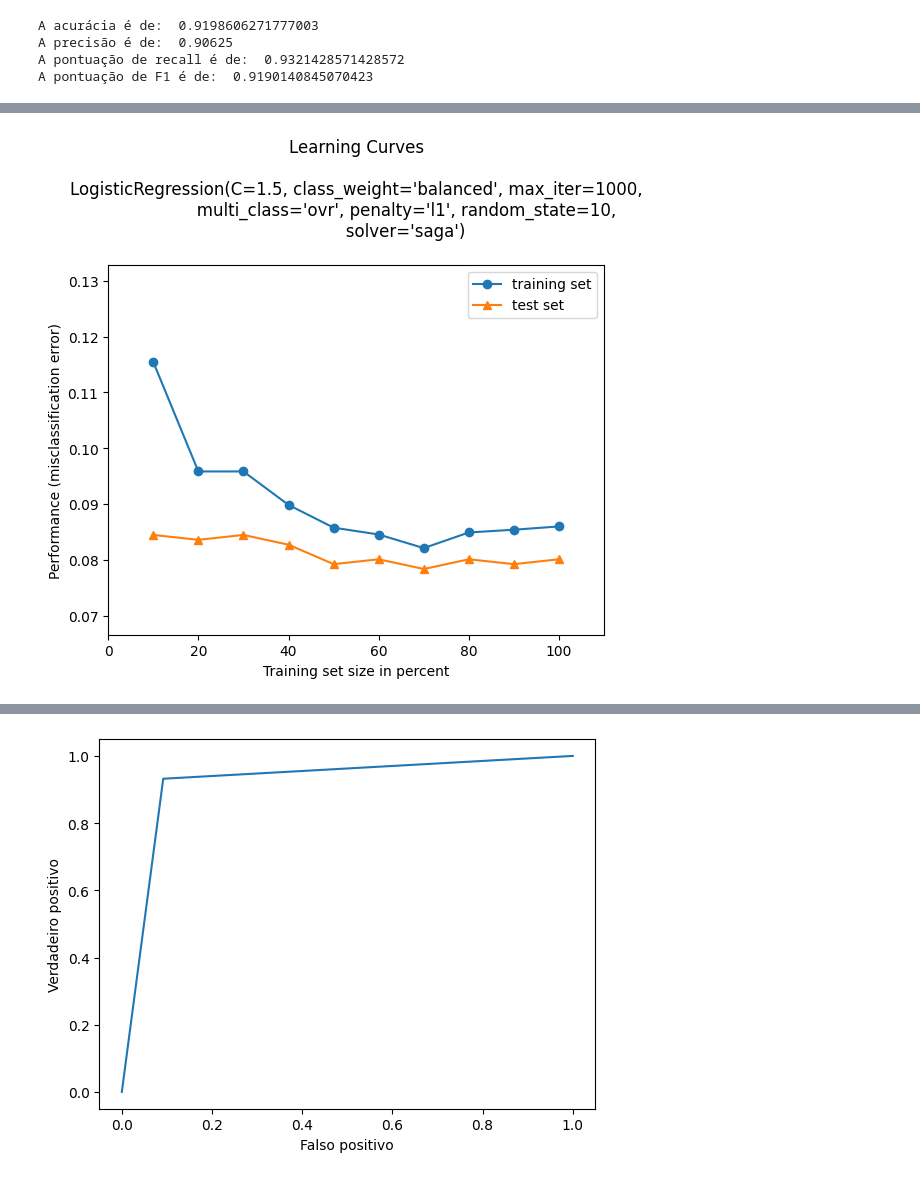
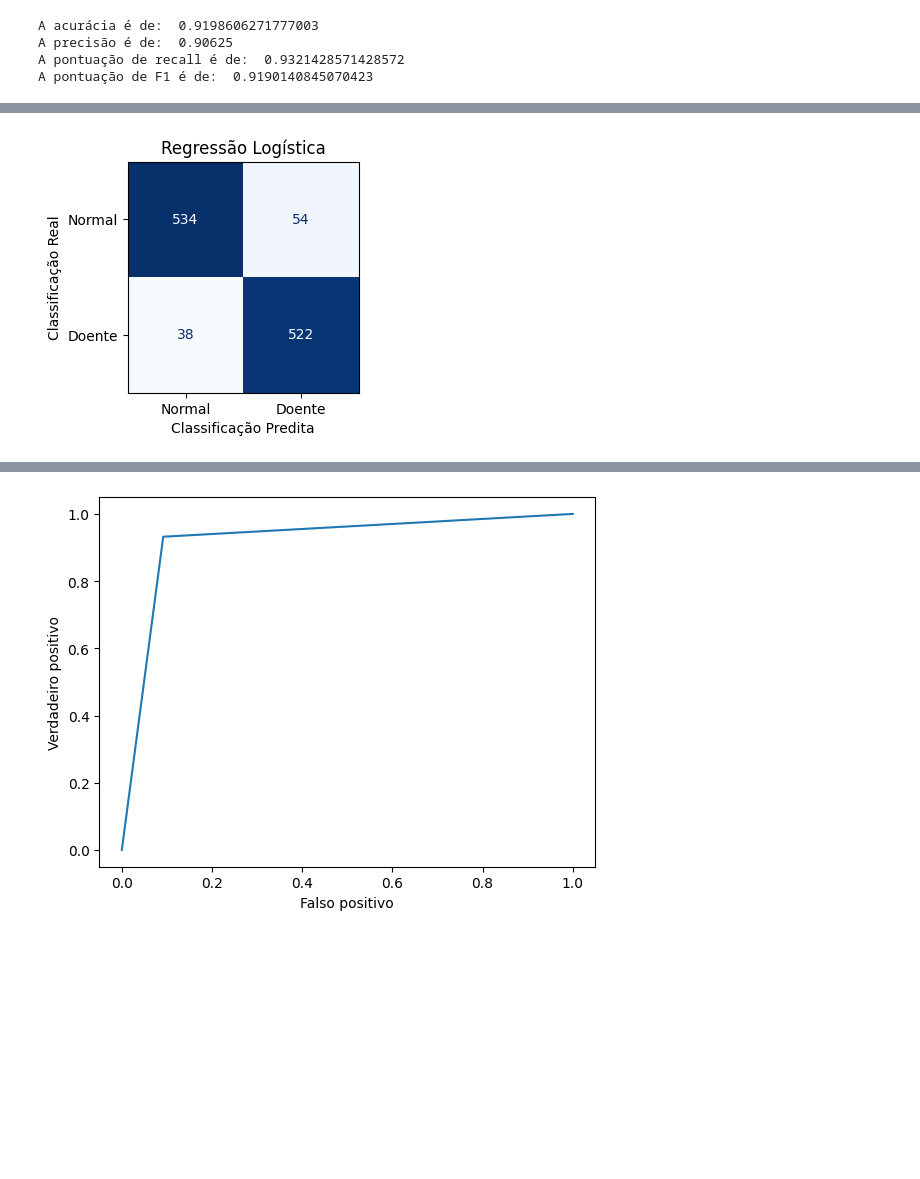
Before and after one commit to cilab-ufersa/euthyroid_sick_syndrome, a Jupyter notebook: euthyroid_sick_syndrome/plot_figures.ipynb, the cells around one changed output, grey strips where cells are left out. Drawn from its saved outputs; the diff is of its cells as text; code cells hidden in the pictures; blank space fills up the shorter version.

```diff
--- a/euthyroid_sick_syndrome/plot_figures.ipynb
+++ b/euthyroid_sick_syndrome/plot_figures.ipynb
@@ -99,4 +123,5 @@ plot_confusion_matrix(output_test, output_model_logistic, model_logistic, "Logis
-# %%
-miss_classification(input_train, output_train, input_test, output_test, model_logistic)
-# %% [output]
-[figure, removed]
+# %%
+fig = plot_confusion_matrix(output_test, output_model_logistic, model_logistic, "Regressão Logística")
+fig.figure_.savefig('confusion_matrix_logistic.png', dpi=300, bbox_inches='tight')
+# %% [output]
+[figure, added]
```
Also changed, not shown: parts of 14 cells of this notebook, 8 other files.
